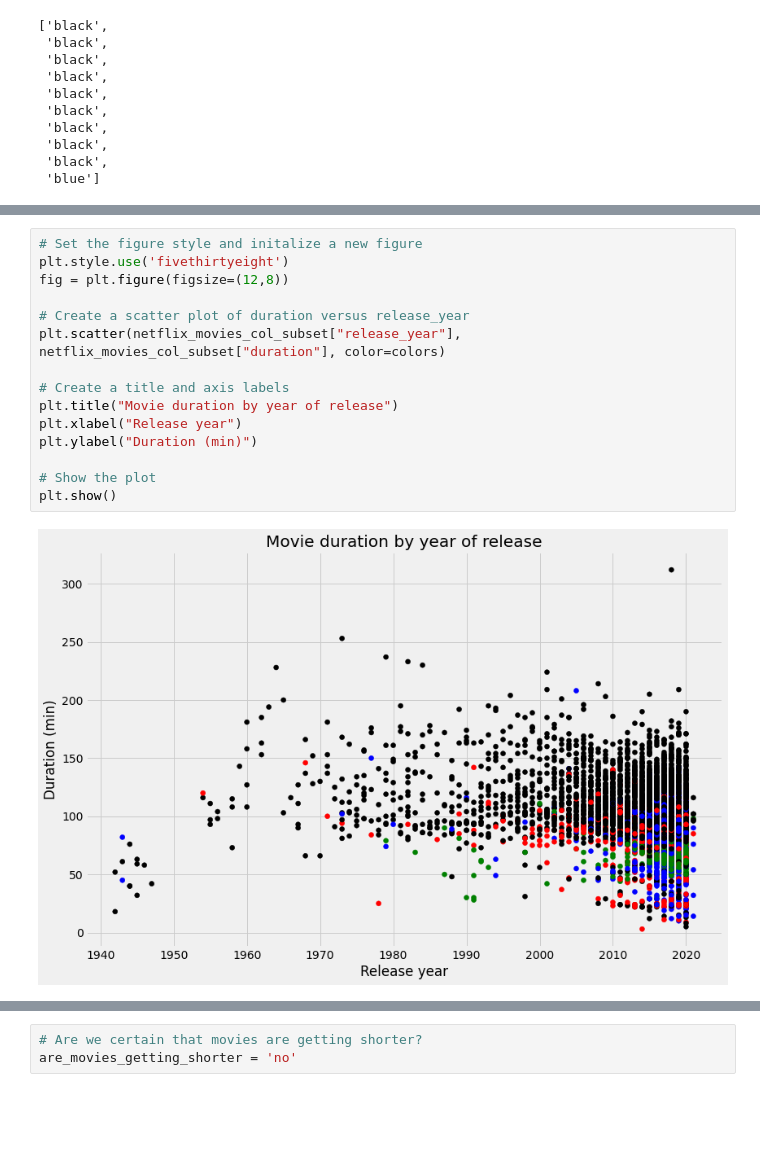
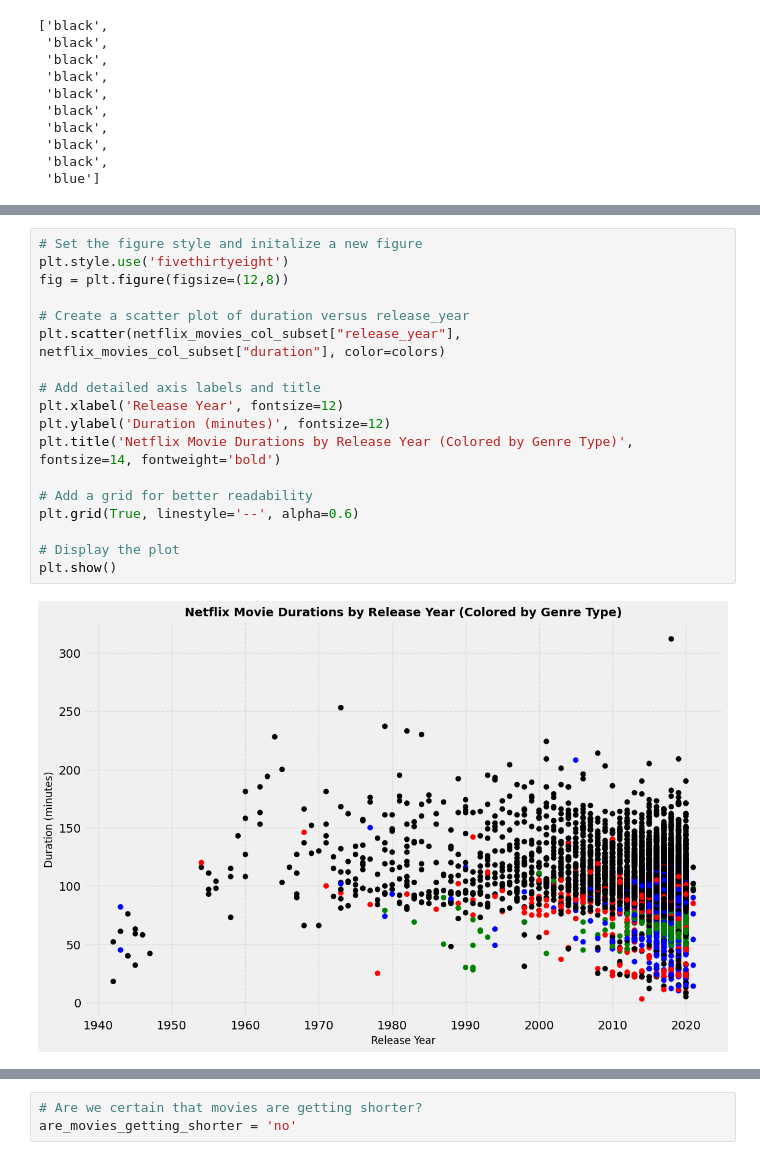
Before and after one commit to OlumideOlumayegun/netflix-movie-analysis, a Jupyter notebook: notebook.ipynb, the cells around one changed output, grey strips where cells are left out. Drawn from its saved outputs; the diff is of its cells as text; blank space fills up the shorter version.

```diff
--- a/notebook.ipynb
+++ b/notebook.ipynb
@@ -208,17 +311,20 @@ colors[0:10]
 # %%
 # Set the figure style and initalize a new figure
 plt.style.use('fivethirtyeight')
 fig = plt.figure(figsize=(12,8))
 
 # Create a scatter plot of duration versus release_year
 plt.scatter(netflix_movies_col_subset["release_year"], netflix_movies_col_subset["duration"], color=colors)
 
-# Create a title and axis labels
-plt.title("Movie duration by year of release")
-plt.xlabel("Release year")
-plt.ylabel("Duration (min)")
+# Add detailed axis labels and title
+plt.xlabel('Release Year', fontsize=12)
+plt.ylabel('Duration (minutes)', fontsize=12)
+plt.title('Netflix Movie Durations by Release Year (Colored by Genre Type)', fontsize=14, fontweight='bold')
 
-# Show the plot
+# Add a grid for better readability
+plt.grid(True, linestyle='--', alpha=0.6)
+
+# Display the plot
 plt.show()
 # %% [output]
-[figure, old version]
+[figure, new version]
```
Also changed, not shown: parts of 42 cells of this notebook, 1 other file.
